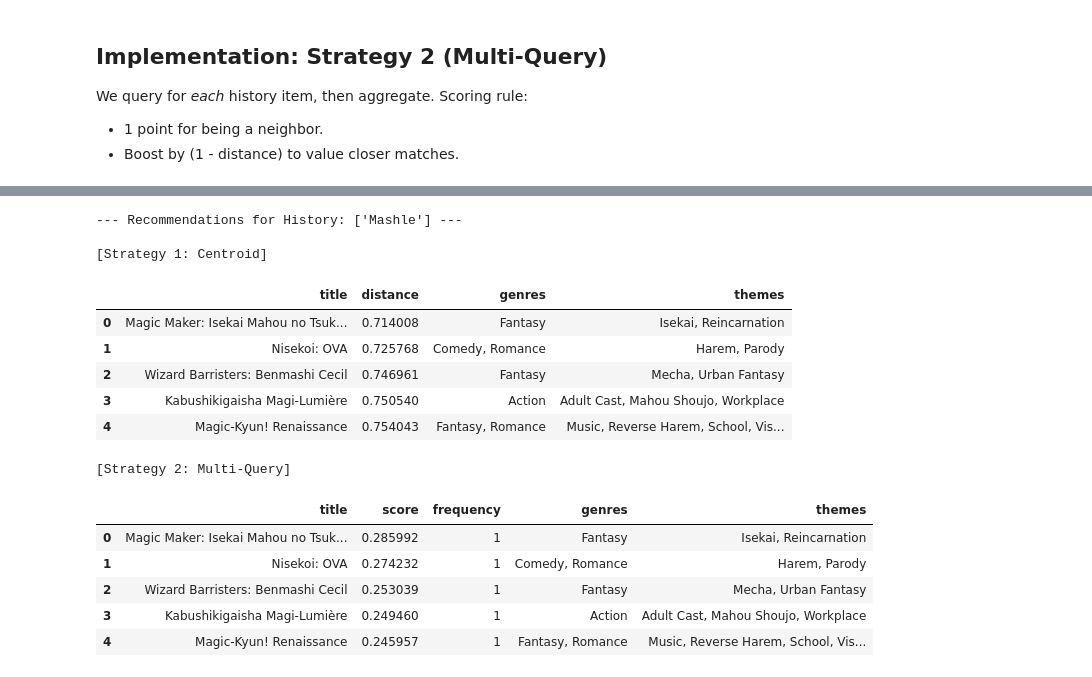
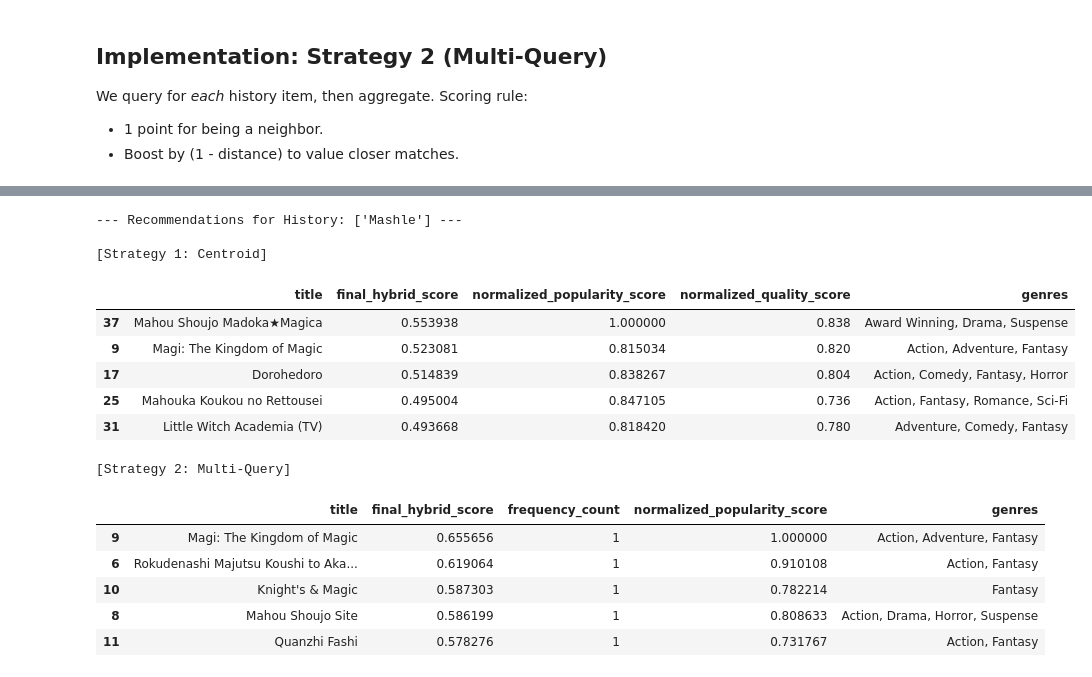
Before and after one commit to Asifdotexe/AniMate, a Jupyter notebook: notebooks/issue-58-as-poc-history-recommendation.ipynb, the cells around one changed output, grey strips where cells are left out. Saved outputs shown, nothing was run; the diff lists cells and outputs as text; code cells hidden in the pictures.

```diff
--- a/notebooks/issue-58-as-poc-history-recommendation.ipynb
+++ b/notebooks/issue-58-as-poc-history-recommendation.ipynb
@@ -312,37 +391,43 @@ else:
 # %%
 # TEST CASE 3: Single Anime Input
 # Logic: Should recommend other high-stakes action shows
 history_1 = ["Mashle"]
 
 print(f"--- Recommendations for History: {history_1} ---")
 print("\n[Strategy 1: Centroid]")
 res_c = recommend_centroid(history_1, df, vectorizer, knn)
 if not res_c.empty:
-    display(res_c[['title', 'distance', 'genres', 'themes']])
+    if not res_c.empty:
+        display(res_c[['title', 'final_hybrid_score', 'normalized_popularity_score', 'normalized_quality_score', 'genres']])
+    else:
+        print('No results')
 else:
     print("No recommendations found (all filtered by franchise logic).")
 
 print("\n[Strategy 2: Multi-Query]")
 res_mq = recommend_multiquery(history_1, df, vectorizer, knn)
 if not res_mq.empty:
-    display(res_mq[['title', 'score', 'frequency', 'genres', 'themes']])
+    if not res_mq.empty:
+        display(res_mq[['title', 'final_hybrid_score', 'frequency_count', 'normalized_popularity_score', 'genres']])
+    else:
+        print('No results')
 else:
     print("No recommendations found (all filtered by franchise logic).")
 # %% [output]
 --- Recommendations for History: ['Mashle'] ---
 
 [Strategy 1: Centroid]
-|  | title | distance | genres | themes |
-| 0 | Magic Maker: Isekai Mahou no Tsuk... | 0.714008 | Fantasy | Isekai, Reincarnation |
-| 1 | Nisekoi: OVA | 0.725768 | Comedy, Romance | Harem, Parody |
-| 2 | Wizard Barristers: Benmashi Cecil | 0.746961 | Fantasy | Mecha, Urban Fantasy |
-| 3 | Kabushikigaisha Magi-Lumière | 0.750540 | Action | Adult Cast, Mahou Shoujo, Workplace |
-| 4 | Magic-Kyun! Renaissance | 0.754043 | Fantasy, Romance | Music, Reverse Harem, School, Vis... |
+|  | title | final_hybrid_score | normalized_popularity_score | normalized_quality_score | genres |
+| 37 | Mahou Shoujo Madoka★Magica | 0.553938 | 1.000000 | 0.838 | Award Winning, Drama, Suspense |
+| 9 | Magi: The Kingdom of Magic | 0.523081 | 0.815034 | 0.820 | Action, Adventure, Fantasy |
+| 17 | Dorohedoro | 0.514839 | 0.838267 | 0.804 | Action, Comedy, Fantasy, Horror |
+| 25 | Mahouka Koukou no Rettousei | 0.495004 | 0.847105 | 0.736 | Action, Fantasy, Romance, Sci-Fi |
+| 31 | Little Witch Academia (TV) | 0.493668 | 0.818420 | 0.780 | Adventure, Comedy, Fantasy |
 [Strategy 2: Multi-Query]
-|  | title | score | frequency | genres | themes |
-| 0 | Magic Maker: Isekai Mahou no Tsuk... | 0.285992 | 1 | Fantasy | Isekai, Reincarnation |
-| 1 | Nisekoi: OVA | 0.274232 | 1 | Comedy, Romance | Harem, Parody |
-| 2 | Wizard Barristers: Benmashi Cecil | 0.253039 | 1 | Fantasy | Mecha, Urban Fantasy |
-| 3 | Kabushikigaisha Magi-Lumière | 0.249460 | 1 | Action | Adult Cast, Mahou Shoujo, Workplace |
-| 4 | Magic-Kyun! Renaissance | 0.245957 | 1 | Fantasy, Romance | Music, Reverse Harem, School, Vis... |
+|  | title | final_hybrid_score | frequency_count | normalized_popularity_score | genres |
+| 9 | Magi: The Kingdom of Magic | 0.655656 | 1 | 1.000000 | Action, Adventure, Fantasy |
+| 6 | Rokudenashi Majutsu Koushi to Aka... | 0.619064 | 1 | 0.910108 | Action, Fantasy |
+| 10 | Knight's & Magic | 0.587303 | 1 | 0.782214 | Fantasy |
+| 8 | Mahou Shoujo Site | 0.586199 | 1 | 0.808633 | Action, Drama, Horror, Suspense |
+| 11 | Quanzhi Fashi | 0.578276 | 1 | 0.731767 | Action, Fantasy |
 # %%
```
Also changed, not shown: parts of 14 cells of this notebook, 1 other file.
